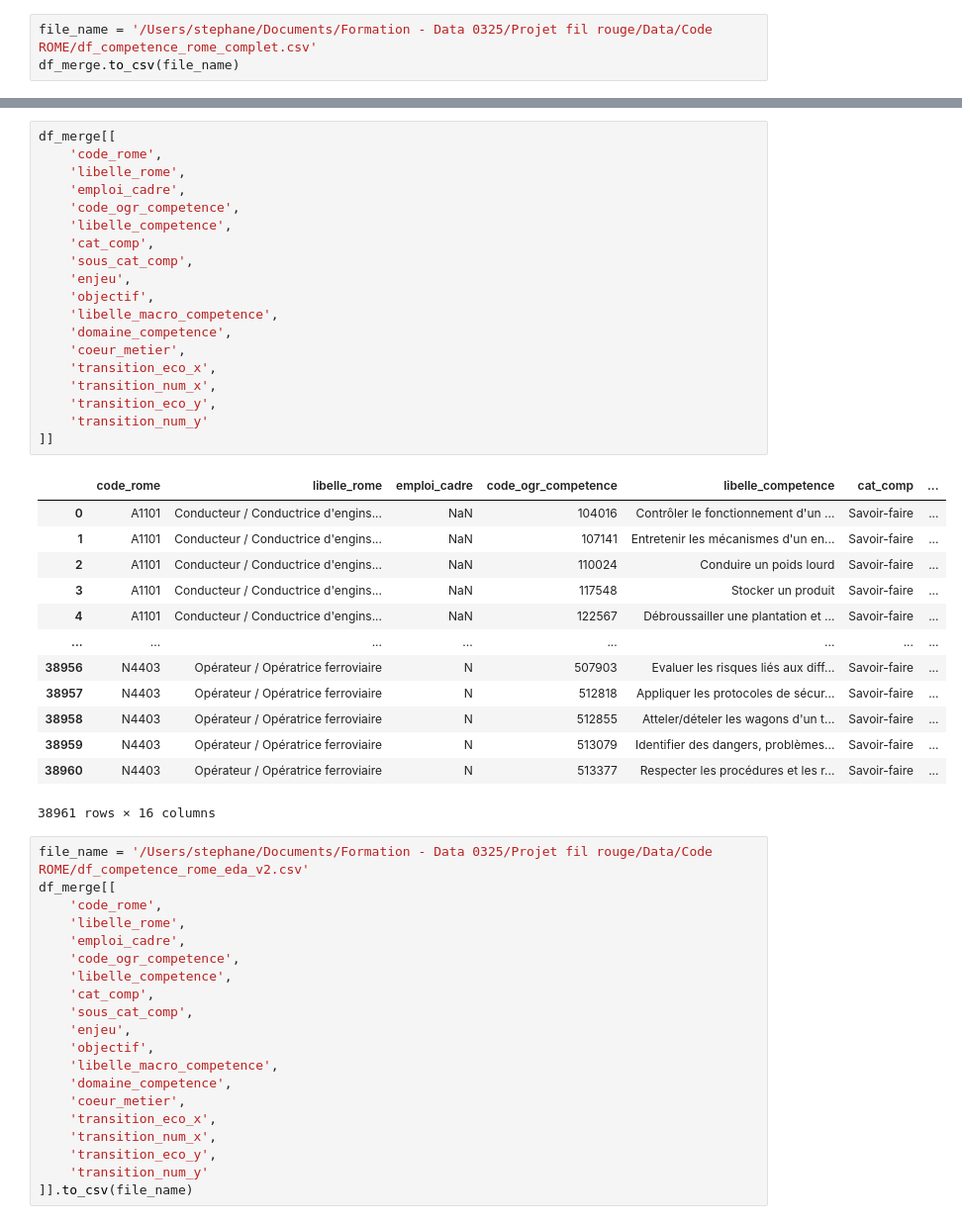
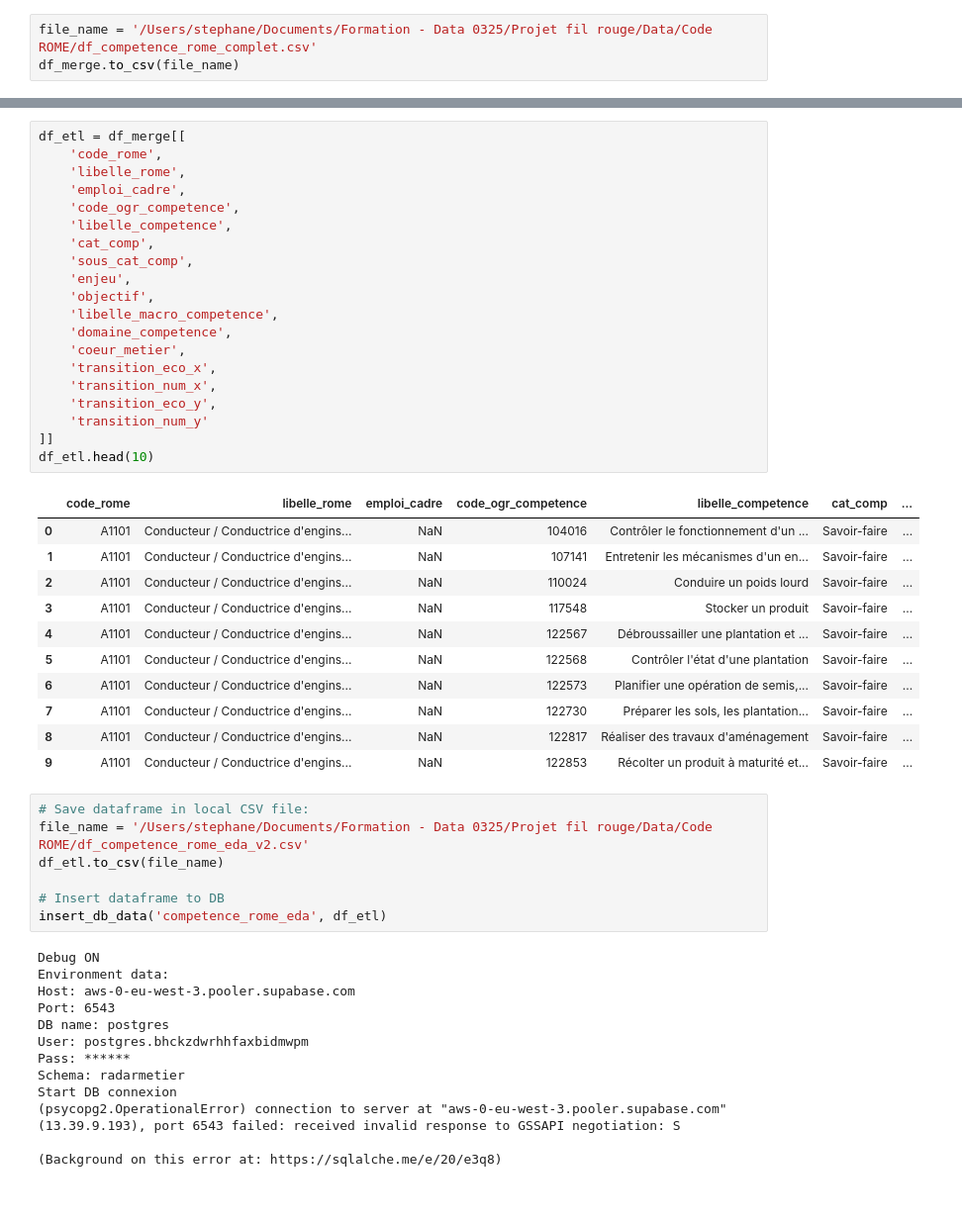
Before and after one commit to salphonse/Radar-Metier, a Jupyter notebook: script/ETL/ETL - ROME.ipynb, the cells around one changed output, grey strips where cells are left out. Shown: that part at 99% size. Drawn from its saved outputs; the diff is of its cells as text; blank space fills up the shorter version.

```diff
--- a/script/ETL/ETL - ROME.ipynb
+++ b/script/ETL/ETL - ROME.ipynb
@@ -240,55 +283,54 @@ df_merge.head(20)
 | 18 | A1101 | NaN | 3 | Production, Construction, Qualité... | 3E | Maintenance, Réparation | 3E1 | ... |
 | 19 | A1102 | Principale | 3 | Production, Construction, Qualité... | 3B | Production, Fabrication | 3B2 | ... |
 # %%
-df_merge[[
+df_etl = df_merge[[
     'code_rome',
 	'libelle_rome',
 	'emploi_cadre',
     'code_ogr_competence',
 	'libelle_competence',
     'cat_comp',
 	'sous_cat_comp',
     'enjeu',
     'objectif',
     'libelle_macro_competence',
 	'domaine_competence',
     'coeur_metier',
 	'transition_eco_x',
 	'transition_num_x',
 	'transition_eco_y',
 	'transition_num_y'
 ]]
+df_etl.head(10)
 # %% [output]
 |  | code_rome | libelle_rome | emploi_cadre | code_ogr_competence | libelle_competence | cat_comp | ... |
 | 0 | A1101 | Conducteur / Conductrice d'engins... | NaN | 104016 | Contrôler le fonctionnement d'un ... | Savoir-faire | ... |
 | 1 | A1101 | Conducteur / Conductrice d'engins... | NaN | 107141 | Entretenir les mécanismes d'un en... | Savoir-faire | ... |
 | 2 | A1101 | Conducteur / Conductrice d'engins... | NaN | 110024 | Conduire un poids lourd | Savoir-faire | ... |
 | 3 | A1101 | Conducteur / Conductrice d'engins... | NaN | 117548 | Stocker un produit | Savoir-faire | ... |
 | 4 | A1101 | Conducteur / Conductrice d'engins... | NaN | 122567 | Débroussailler une plantation et ... | Savoir-faire | ... |
-| ... | ... | ... | ... | ... | ... | ... | ... |
-| 38956 | N4403 | Opérateur / Opératrice ferroviaire | N | 507903 | Evaluer les risques liés aux diff... | Savoir-faire | ... |
-| 38957 | N4403 | Opérateur / Opératrice ferroviaire | N | 512818 | Appliquer les protocoles de sécur... | Savoir-faire | ... |
-| 38958 | N4403 | Opérateur / Opératrice ferroviaire | N | 512855 | Atteler/dételer les wagons d'un t... | Savoir-faire | ... |
-| 38959 | N4403 | Opérateur / Opératrice ferroviaire | N | 513079 | Identifier des dangers, problèmes... | Savoir-faire | ... |
-| 38960 | N4403 | Opérateur / Opératrice ferroviaire | N | 513377 | Respecter les procédures et les r... | Savoir-faire | ... |
+| 5 | A1101 | Conducteur / Conductrice d'engins... | NaN | 122568 | Contrôler l'état d'une plantation | Savoir-faire | ... |
+| 6 | A1101 | Conducteur / Conductrice d'engins... | NaN | 122573 | Planifier une opération de semis,... | Savoir-faire | ... |
+| 7 | A1101 | Conducteur / Conductrice d'engins... | NaN | 122730 | Préparer les sols, les plantation... | Savoir-faire | ... |
+| 8 | A1101 | Conducteur / Conductrice d'engins... | NaN | 122817 | Réaliser des travaux d'aménagement | Savoir-faire | ... |
+| 9 | A1101 | Conducteur / Conductrice d'engins... | NaN | 122853 | Récolter un produit à maturité et... | Savoir-faire | ... |
-38961 rows × 16 columns
 # %%
+# Save dataframe in local CSV file:
 file_name = '/Users/stephane/Documents/Formation - Data 0325/Projet fil rouge/Data/Code ROME/df_competence_rome_eda_v2.csv'
-df_merge[[
-    'code_rome',
-	'libelle_rome',
-	'emploi_cadre',
-    'code_ogr_competence',
-	'libelle_competence',
-    'cat_comp',
-	'sous_cat_comp',
-    'enjeu',
-    'objectif',
-    'libelle_macro_competence',
-	'domaine_competence',
-    'coeur_metier',
-	'transition_eco_x',
-	'transition_num_x',
-	'transition_eco_y',
-	'transition_num_y'
-]].to_csv(file_name)
+df_etl.to_csv(file_name)
+
+# Insert dataframe to DB
+insert_db_data('competence_rome_eda', df_etl)
+# %% [output]
+Debug ON
+Environment data:
+Host: aws-0-eu-west-3.pooler.supabase.com
+Port: 6543
+DB name: postgres
+User: postgres.bhckzdwrhhfaxbidmwpm
+Pass: ******
+Schema: radarmetier
+Start DB connexion
+(psycopg2.OperationalError) connection to server at "aws-0-eu-west-3.pooler.supabase.com" (13.39.9.193), port 6543 failed: received invalid response to GSSAPI negotiation: S
+
+(Background on this error at: https://sqlalche.me/e/20/e3q8)
```
Also changed, not shown: parts of 10 cells of this notebook, 4 other files.
